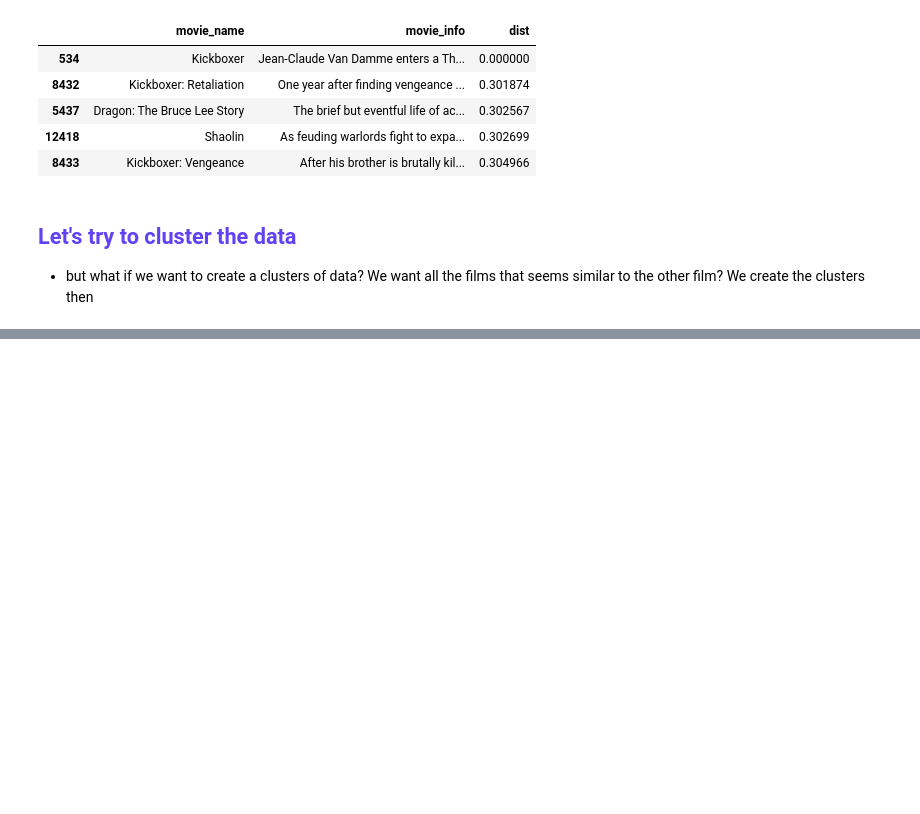
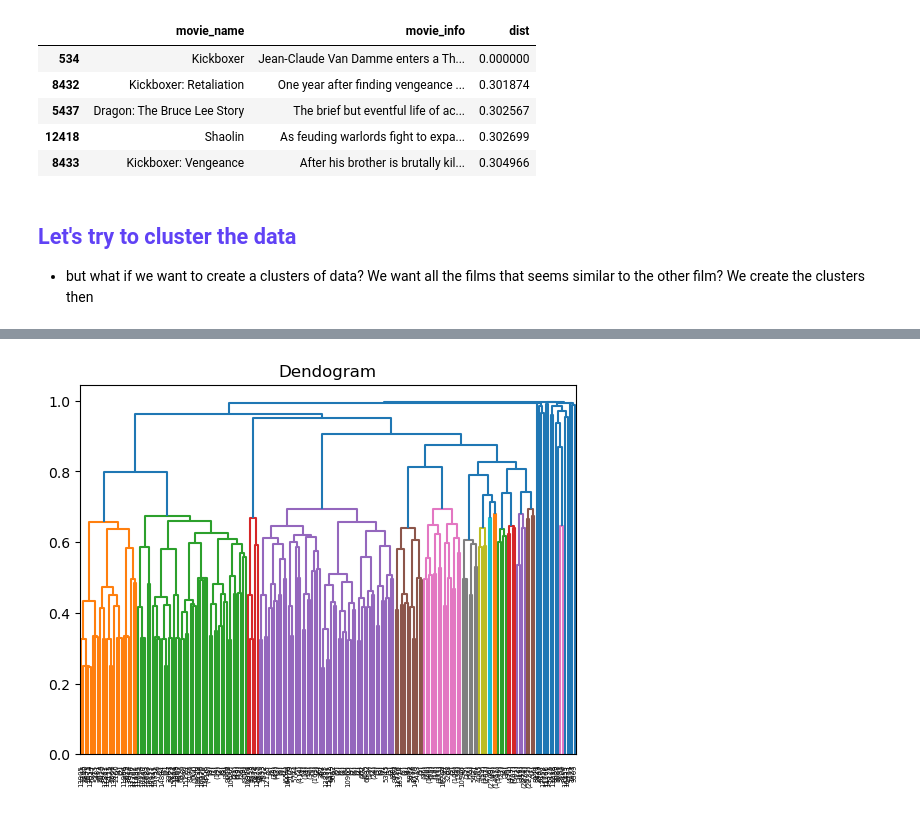
Before and after one commit to JHeczko/dataScience_kurs, a Jupyter notebook: Clusterization/Advanced/clusterization_advanced.ipynb, the cells around one changed output, grey strips where cells are left out. Cells and saved outputs as stored; diff of their text form; code cells hidden in the pictures; blank space fills up the shorter version.

```diff
--- a/Clusterization/Advanced/clusterization_advanced.ipynb
+++ b/Clusterization/Advanced/clusterization_advanced.ipynb
@@ -294,0 +364,3 @@ clusters_df = pd.DataFrame({
+# %%
+aglomerative = AgglomerativeClustering(metric='precomputed', linkage="average", distance_threshold=0.4, n_clusters=None)
+_ = aglomerative.fit(dist_matrix)
@@ -294,0 +375,5 @@ clusters_df = pd.DataFrame({
+# %%
+plt.title("Dendogram")
+plot_dendrogram(aglomerative, truncate_mode="level", p=10)
+# %% [output]
+[figure, added]
```
Also changed, not shown: parts of 20 cells of this notebook, 1 other file.
